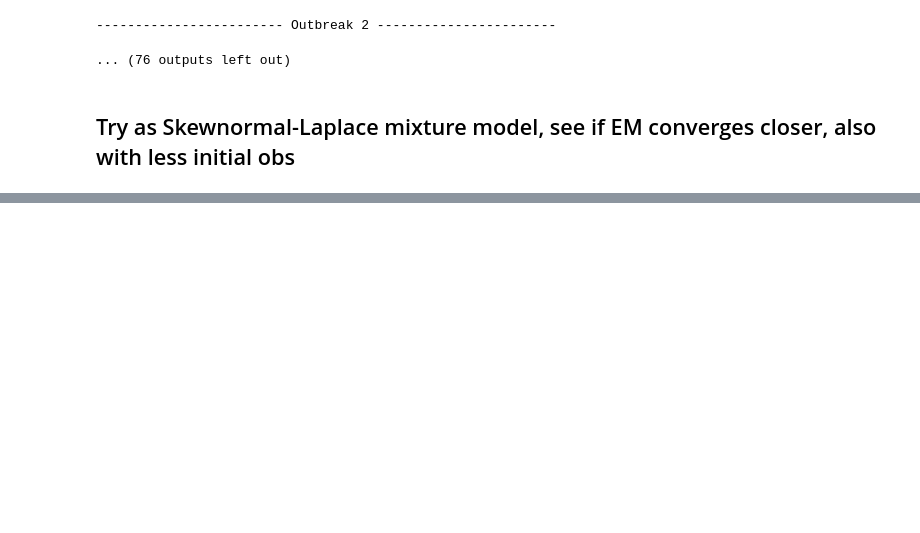
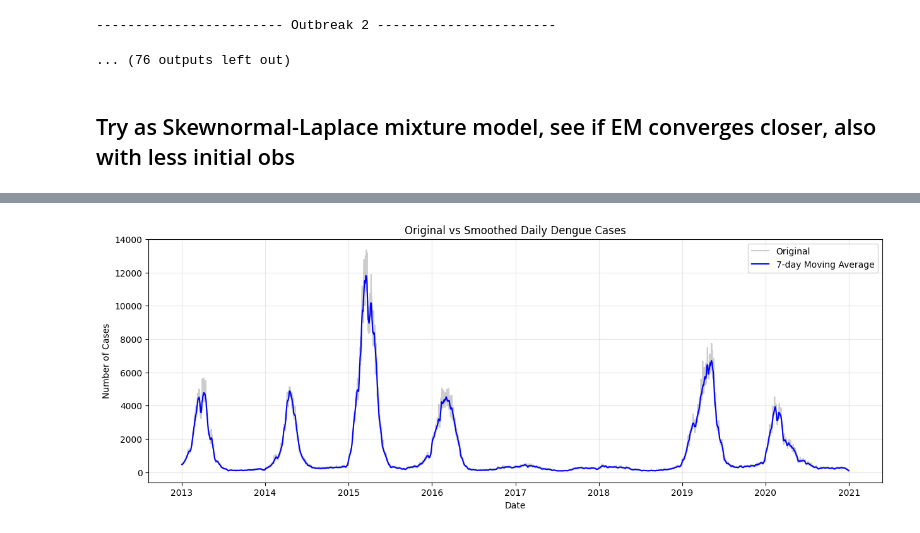
Before and after one commit to silaskoemen/ForecastPNN, a Jupyter notebook: exploration/train_model.ipynb, the cells around one changed output, grey strips where cells are left out. Cells and saved outputs as stored; diff of their text form; code cells hidden in the pictures; blank space fills up the shorter version.

```diff
--- a/exploration/train_model.ipynb
+++ b/exploration/train_model.ipynb
@@ -793,0 +880,20 @@ Optimized parameters: pi=0.82, alpha=-1.63, mu_skew=268.56, sigma_skew=96.71, mu
+# %%
+# Create smoothed version using moving average
+# Use 7-day window to remove weekday effects
+# Center the window to avoid phase shifts
+smoothed_df = daily_df.copy()
+smoothed_df['smooth_count'] = daily_df['count'].rolling(window=7, center=True, min_periods=1).mean()
+
+# Plot original vs smoothed data for comparison
+import matplotlib.pyplot as plt
+plt.figure(figsize=(15, 5))
+plt.plot(daily_df.index, daily_df['count'], alpha=0.4, label='Original', color='gray')
+plt.plot(smoothed_df.index, smoothed_df['smooth_count'], label='7-day Moving Average', color='blue')
+plt.legend()
+plt.title('Original vs Smoothed Daily Dengue Cases')
+plt.xlabel('Date')
+plt.ylabel('Number of Cases')
+plt.grid(True, alpha=0.3)
+plt.show()
+# %% [output]
+[figure, added]
```
Also changed, not shown: parts of 10 cells of this notebook.
